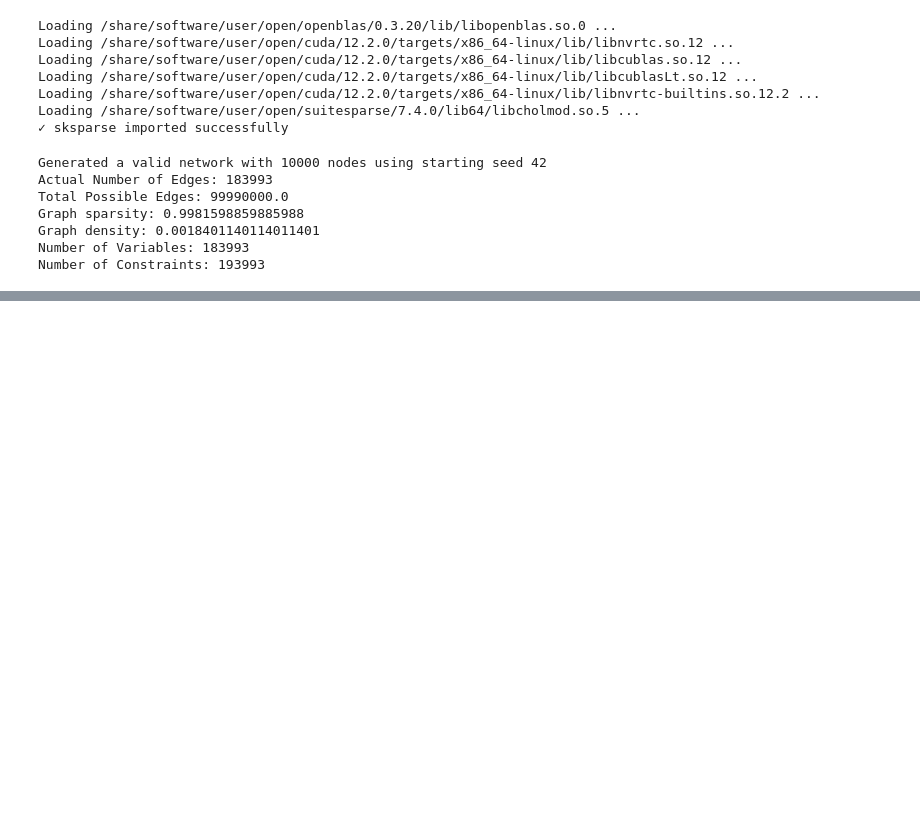
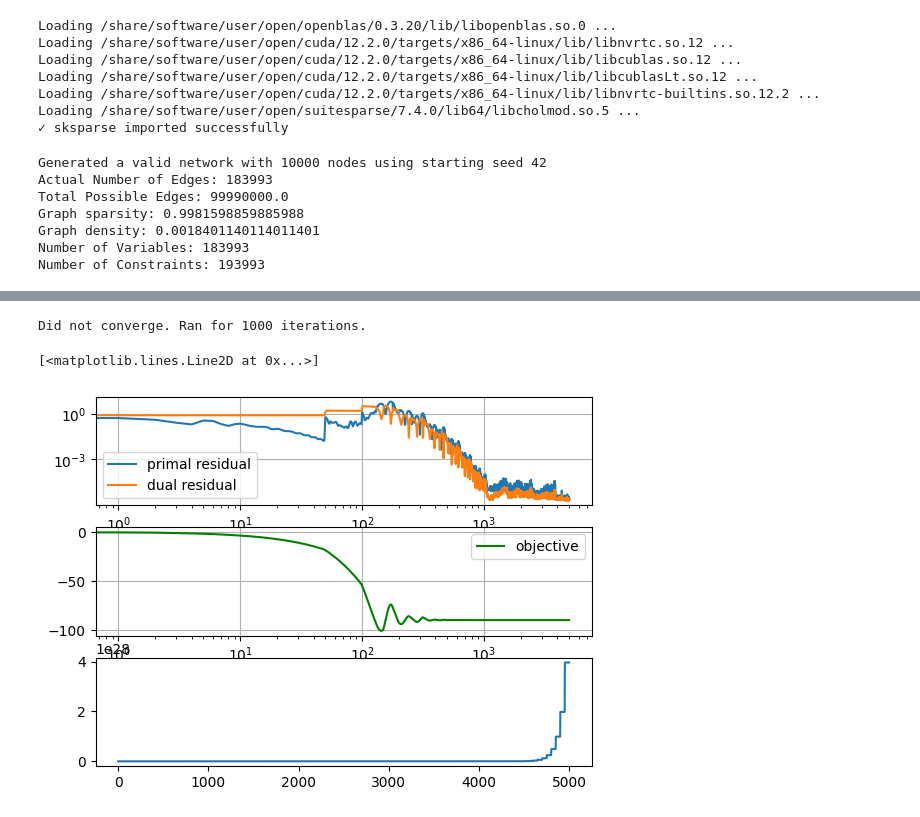
Before and after one commit to degleris1/zap, a Jupyter notebook: cone_notebooks/max_flow_tb.ipynb, the cells around one changed output, grey strips where cells are left out. Drawn from its saved outputs; the diff is of its cells as text; code cells hidden in the pictures; blank space fills up the shorter version.

```diff
--- a/cone_notebooks/max_flow_tb.ipynb
+++ b/cone_notebooks/max_flow_tb.ipynb
@@ -127,0 +197,44 @@ Status: optimal
+# %%
+benchmark = MaxFlowBenchmarkSet(num_problems=1, n=100, base_seed=42)
+for i, prob in enumerate(benchmark):
+    if i == 0:
+        problem = prob
+        cone_params, _, _ = get_standard_conic_problem(problem, solver=cp.CLARABEL)
+problem.solve(solver=cp.CLARABEL)
+ref_obj = problem.value
+
+cone_bridge = ConeBridge(cone_params, ruiz_iters=5)
+conic_ruiz_sigma = cone_bridge.sigma
+machine = "cpu"
+dtype = torch.float32
+admm_devices = [d.torchify(machine=machine, dtype=dtype) for d in cone_bridge.devices]
+admm = WeightedADMMSolver(
+    machine=machine,
+    dtype=dtype,
+    atol=1e-6,
+    rtol=1e-6,
+    alpha=1.6,
+    tau=2,
+    adaptive_rho=True,
+    num_iterations=1000,
+)
+solution_admm, history_admm = admm.solve(cone_bridge.net, admm_devices, cone_bridge.time_horizon)
+# %% [output]
+Did not converge. Ran for 1000 iterations.
+# %%
+plt.subplot(3,1,1)
+plt.loglog(history_admm.power, label='primal residual')
+plt.loglog(history_admm.dual_power, label='dual residual')
+plt.grid()
+plt.legend()
+plt.xlabel('Iterations')
+plt.subplot(3,1,2)
+plt.semilogx(history_admm.objective, label='objective', color='g')
+plt.grid()
+plt.legend()
+plt.xlabel('Iterations')
+plt.subplot(3,1,3)
+plt.plot(history_admm.rho_power)
+# %% [output]
+[<matplotlib.lines.Line2D at 0x...>]
+[figure, added]
```
Also changed, not shown: parts of 8 cells of this notebook, 4 other files.
